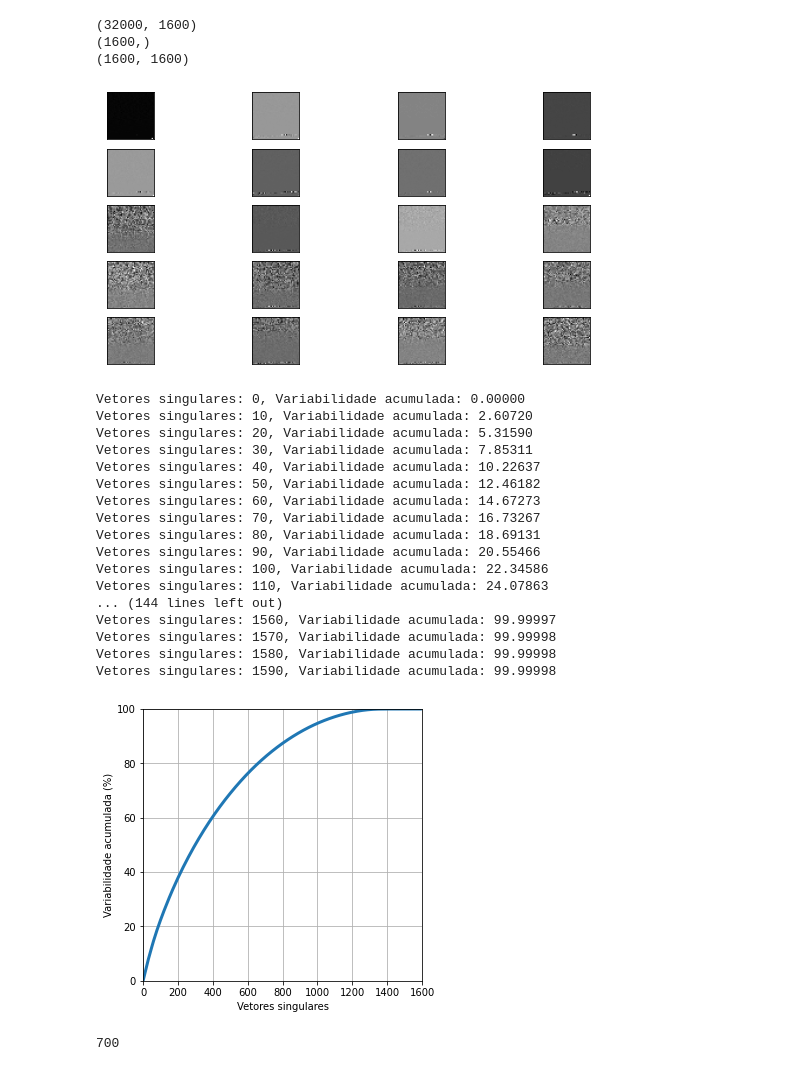
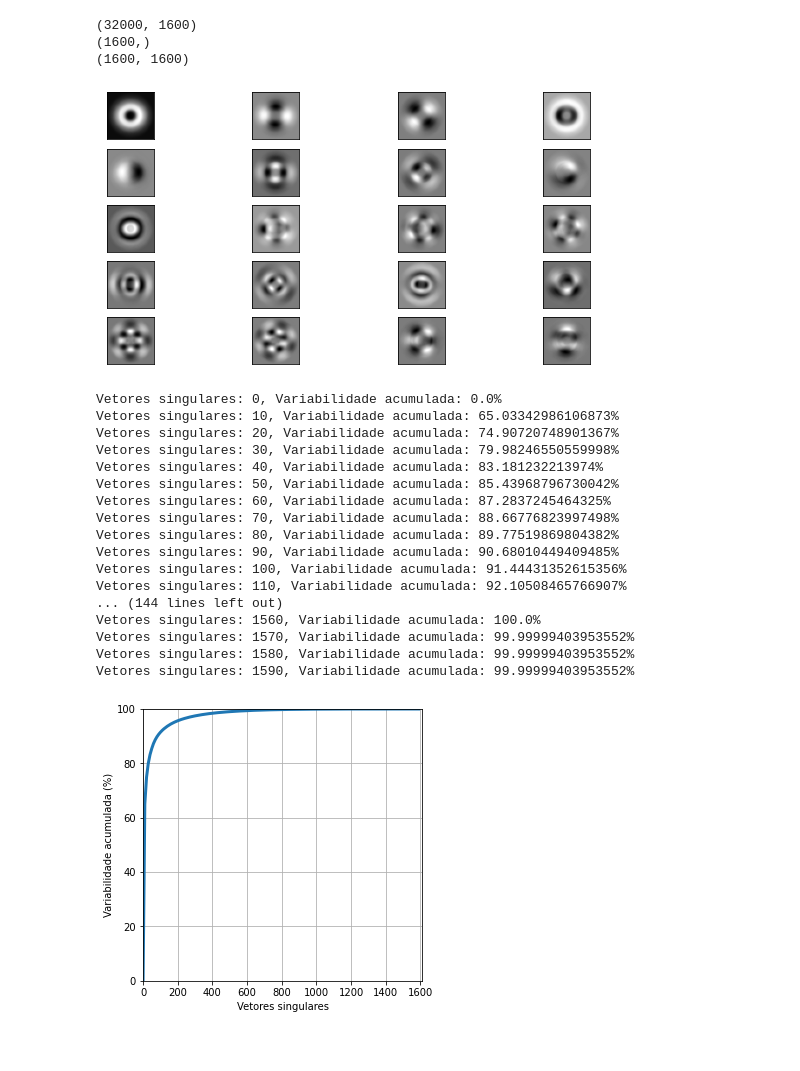
Before and after one commit to lucasivisson/Classification-SVD, a Jupyter notebook: ClassificationSVD.ipynb, the cells around one changed output. Drawn from its saved outputs; the diff is of its cells as text; code cells hidden in the pictures.

Commit message:
atualizando calculo de variabilidade acumulada vs vetores singulares

```diff
--- a/ClassificationSVD.ipynb
+++ b/ClassificationSVD.ipynb
@@ -127,56 +127,50 @@ print(vt.shape)
 # %%
 fig = plt.figure(figsize=(10,5))
 for i in range(20):
     sub = fig.add_subplot(5, 4,i+1)
-    sub.imshow(np.reshape(u[i,:], (40,40)), cmap='gray')
+    sub.imshow(np.reshape(vt[i,:], (40,40)), cmap='gray')
     sub.set_xticks([])
     sub.set_yticks([])
     sub.set_xticklabels([])
     sub.set_yticklabels([])
 # %% [output]
-[figure, old version]
+[figure, new version]
 # %%
-vetores = np.array([0])
-variabilidade_acumulada = np.array([0])
+singular_vectors = np.array([0])
+accumulated_variability = np.array([0])
 
 for i in range(0, s.shape[0]-1, 10):
-    aux = 100*((np.sum(s[0:i])**2)/(np.sum(s)**2))
-    variabilidade_acumulada = np.hstack((variabilidade_acumulada, aux))
+    aux = 100*((np.sum(s[0:i]**2))/(np.sum(s**2)))
+    accumulated_variability = np.hstack((accumulated_variability, aux))
 
-    vetores = np.hstack((vetores, i))
+    singular_vectors = np.hstack((singular_vectors, i))
 
-    print(f'Vetores singulares: {i}, Variabilidade acumulada: {aux:.5f}')
+    print(f'Vetores singulares: {i}, Variabilidade acumulada: {aux}%')
 # %% [output]
-Vetores singulares: 0, Variabilidade acumulada: 0.00000
-Vetores singulares: 10, Variabilidade acumulada: 2.60720
-Vetores singulares: 20, Variabilidade acumulada: 5.31590
-Vetores singulares: 30, Variabilidade acumulada: 7.85311
-Vetores singulares: 40, Variabilidade acumulada: 10.22637
-Vetores singulares: 50, Variabilidade acumulada: 12.46182
-Vetores singulares: 60, Variabilidade acumulada: 14.67273
-Vetores singulares: 70, Variabilidade acumulada: 16.73267
-Vetores singulares: 80, Variabilidade acumulada: 18.69131
-Vetores singulares: 90, Variabilidade acumulada: 20.55466
-Vetores singulares: 100, Variabilidade acumulada: 22.34586
-Vetores singulares: 110, Variabilidade acumulada: 24.07863
+Vetores singulares: 0, Variabilidade acumulada: 0.0%
+Vetores singulares: 10, Variabilidade acumulada: 65.03342986106873%
+Vetores singulares: 20, Variabilidade acumulada: 74.90720748901367%
+Vetores singulares: 30, Variabilidade acumulada: 79.98246550559998%
+Vetores singulares: 40, Variabilidade acumulada: 83.181232213974%
+Vetores singulares: 50, Variabilidade acumulada: 85.43968796730042%
+Vetores singulares: 60, Variabilidade acumulada: 87.2837245464325%
+Vetores singulares: 70, Variabilidade acumulada: 88.66776823997498%
+Vetores singulares: 80, Variabilidade acumulada: 89.77519869804382%
+Vetores singulares: 90, Variabilidade acumulada: 90.68010449409485%
+Vetores singulares: 100, Variabilidade acumulada: 91.44431352615356%
+Vetores singulares: 110, Variabilidade acumulada: 92.10508465766907%
 ... (144 lines left out)
-Vetores singulares: 1560, Variabilidade acumulada: 99.99997
-Vetores singulares: 1570, Variabilidade acumulada: 99.99998
-Vetores singulares: 1580, Variabilidade acumulada: 99.99998
-Vetores singulares: 1590, Variabilidade acumulada: 99.99998
+Vetores singulares: 1560, Variabilidade acumulada: 100.0%
+Vetores singulares: 1570, Variabilidade acumulada: 99.99999403953552%
+Vetores singulares: 1580, Variabilidade acumulada: 99.99999403953552%
+Vetores singulares: 1590, Variabilidade acumulada: 99.99999403953552%
 # %%
 plt.figure(figsize=(5,5))
-plt.plot(vetores,variabilidade_acumulada, lw=3.0)
+plt.plot(singular_vectors, accumulated_variability, lw=3.0)
 plt.grid()
 plt.ylabel("Variabilidade acumulada (%)")
 plt.xlabel("Vetores singulares")
-plt.axis([0, s.shape[0], 0, 100])
+plt.axis([0, s.shape[0] + 10, 0, 100])
 plt.show()
 # %% [output]
-[figure, old version]
+[figure, new version]
-# %%
-pca = PCA(n_components=700)
-pca.fit(centralized_data_matrix)
-pca.n_components
-# %% [output]
-700
```
Also changed, not shown: parts of 3 cells of this notebook.
